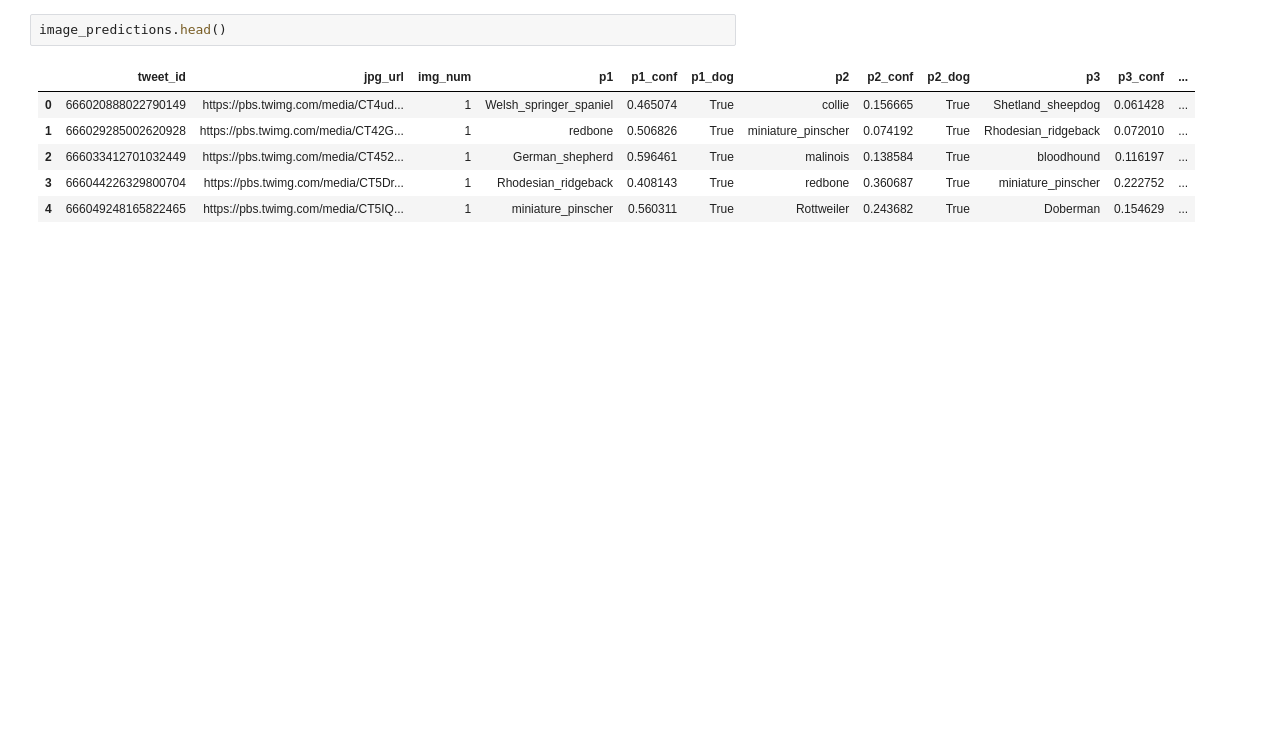
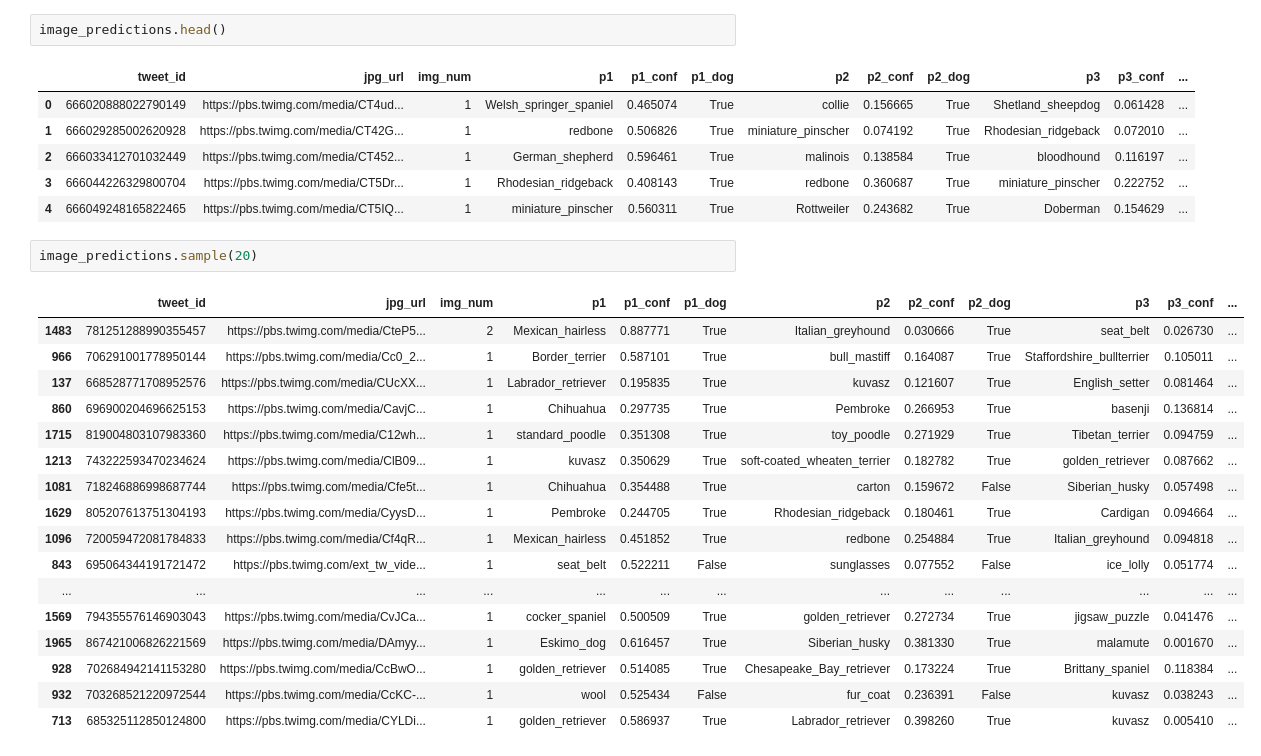
Before and after one commit to joey5405/WeRateDogs-Analysis---Udacity, a Jupyter notebook: wrangle_act.ipynb, the cells around one changed output. Drawn from its saved outputs; the diff is of its cells as text; blank space fills up the shorter version.

```diff
--- a/wrangle_act.ipynb
+++ b/wrangle_act.ipynb
@@ -189,3 +256,23 @@ image_predictions.head()
 | 2 | 666033412701032449 | https://pbs.twimg.com/media/CT452... | 1 | German_shepherd | 0.596461 | True | malinois | 0.138584 | True | bloodhound | 0.116197 | ... |
 | 3 | 666044226329800704 | https://pbs.twimg.com/media/CT5Dr... | 1 | Rhodesian_ridgeback | 0.408143 | True | redbone | 0.360687 | True | miniature_pinscher | 0.222752 | ... |
 | 4 | 666049248165822465 | https://pbs.twimg.com/media/CT5IQ... | 1 | miniature_pinscher | 0.560311 | True | Rottweiler | 0.243682 | True | Doberman | 0.154629 | ... |
+# %%
+image_predictions.sample(20)
+# %% [output]
+|  | tweet_id | jpg_url | img_num | p1 | p1_conf | p1_dog | p2 | p2_conf | p2_dog | p3 | p3_conf | ... |
+| 1483 | 781251288990355457 | https://pbs.twimg.com/media/CteP5... | 2 | Mexican_hairless | 0.887771 | True | Italian_greyhound | 0.030666 | True | seat_belt | 0.026730 | ... |
+| 966 | 706291001778950144 | https://pbs.twimg.com/media/Cc0_2... | 1 | Border_terrier | 0.587101 | True | bull_mastiff | 0.164087 | True | Staffordshire_bullterrier | 0.105011 | ... |
+| 137 | 668528771708952576 | https://pbs.twimg.com/media/CUcXX... | 1 | Labrador_retriever | 0.195835 | True | kuvasz | 0.121607 | True | English_setter | 0.081464 | ... |
+| 860 | 696900204696625153 | https://pbs.twimg.com/media/CavjC... | 1 | Chihuahua | 0.297735 | True | Pembroke | 0.266953 | True | basenji | 0.136814 | ... |
+| 1715 | 819004803107983360 | https://pbs.twimg.com/media/C12wh... | 1 | standard_poodle | 0.351308 | True | toy_poodle | 0.271929 | True | Tibetan_terrier | 0.094759 | ... |
+| 1213 | 743222593470234624 | https://pbs.twimg.com/media/ClB09... | 1 | kuvasz | 0.350629 | True | soft-coated_wheaten_terrier | 0.182782 | True | golden_retriever | 0.087662 | ... |
+| 1081 | 718246886998687744 | https://pbs.twimg.com/media/Cfe5t... | 1 | Chihuahua | 0.354488 | True | carton | 0.159672 | False | Siberian_husky | 0.057498 | ... |
+| 1629 | 805207613751304193 | https://pbs.twimg.com/media/CyysD... | 1 | Pembroke | 0.244705 | True | Rhodesian_ridgeback | 0.180461 | True | Cardigan | 0.094664 | ... |
+| 1096 | 720059472081784833 | https://pbs.twimg.com/media/Cf4qR... | 1 | Mexican_hairless | 0.451852 | True | redbone | 0.254884 | True | Italian_greyhound | 0.094818 | ... |
+| 843 | 695064344191721472 | https://pbs.twimg.com/ext_tw_vide... | 1 | seat_belt | 0.522211 | False | sunglasses | 0.077552 | False | ice_lolly | 0.051774 | ... |
+| ... | ... | ... | ... | ... | ... | ... | ... | ... | ... | ... | ... | ... |
+| 1569 | 794355576146903043 | https://pbs.twimg.com/media/CvJCa... | 1 | cocker_spaniel | 0.500509 | True | golden_retriever | 0.272734 | True | jigsaw_puzzle | 0.041476 | ... |
+| 1965 | 867421006826221569 | https://pbs.twimg.com/media/DAmyy... | 1 | Eskimo_dog | 0.616457 | True | Siberian_husky | 0.381330 | True | malamute | 0.001670 | ... |
+| 928 | 702684942141153280 | https://pbs.twimg.com/media/CcBwO... | 1 | golden_retriever | 0.514085 | True | Chesapeake_Bay_retriever | 0.173224 | True | Brittany_spaniel | 0.118384 | ... |
+| 932 | 703268521220972544 | https://pbs.twimg.com/media/CcKC-... | 1 | wool | 0.525434 | False | fur_coat | 0.236391 | False | kuvasz | 0.038243 | ... |
+| 713 | 685325112850124800 | https://pbs.twimg.com/media/CYLDi... | 1 | golden_retriever | 0.586937 | True | Labrador_retriever | 0.398260 | True | kuvasz | 0.005410 | ... |
```
Also changed, not shown: parts of 13 cells of this notebook.
